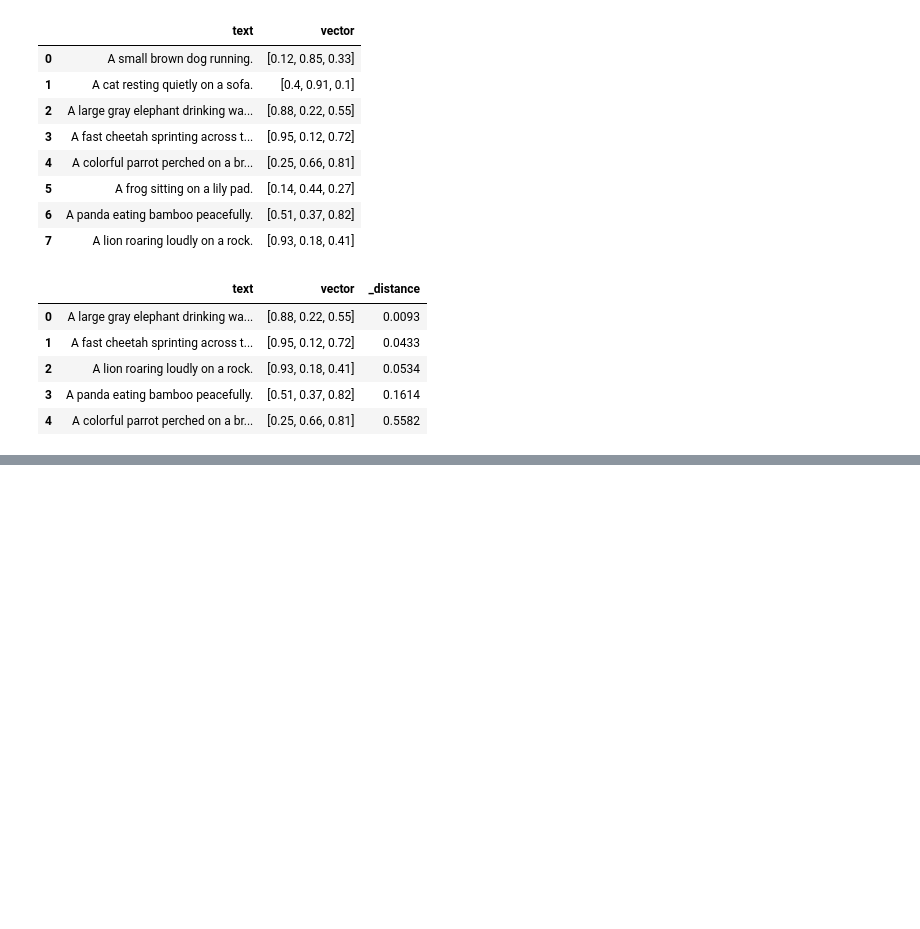
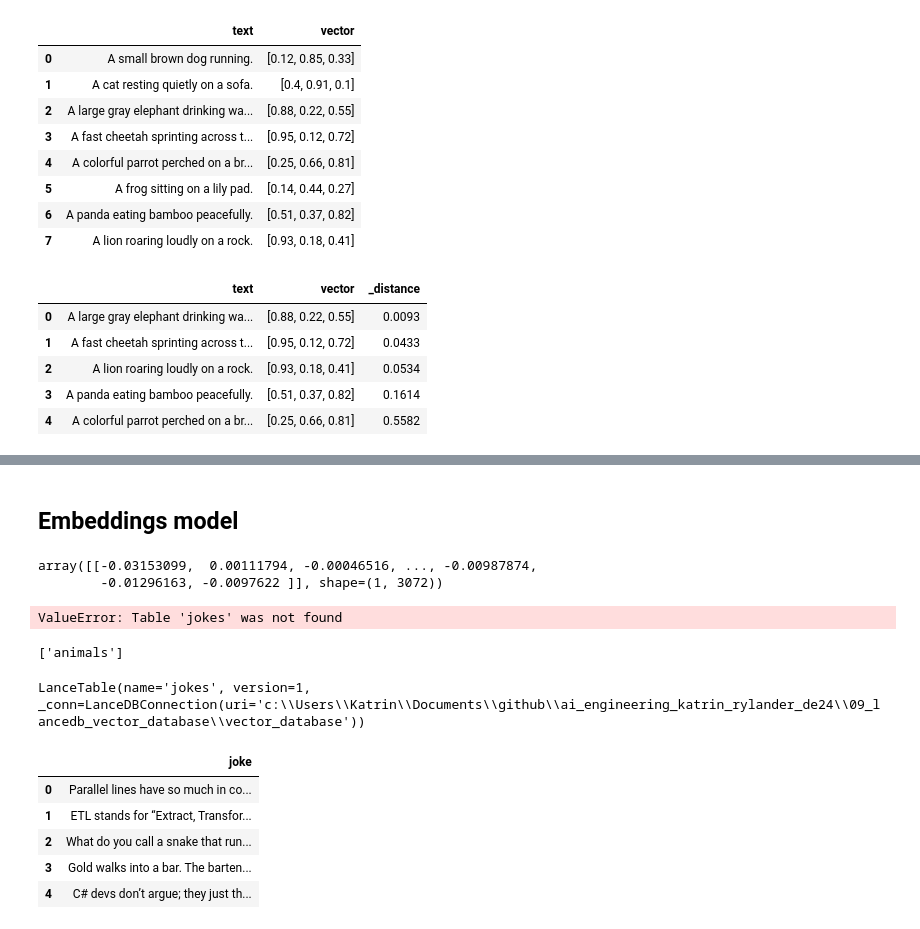
Before and after one commit to katryl-yh/ai_engineering_katrin_rylander_de24, a Jupyter notebook: 09_lancedb_vector_database/lancedb_explorations.ipynb, the cells around one changed output, grey strips where cells are left out. Drawn from its saved outputs; the diff is of its cells as text; code cells hidden in the pictures; blank space fills up the shorter version.

Commit message:
explore embeddings

```diff
--- a/09_lancedb_vector_database/lancedb_explorations.ipynb
+++ b/09_lancedb_vector_database/lancedb_explorations.ipynb
@@ -141,0 +149,46 @@ vector_db["animals"].search(query_vector).limit(5).to_pandas()
+# %% [markdown]
+## Embeddings model
+# %%
+from lancedb.embeddings import get_registry
+import numpy as np
+
+embedding_model = get_registry().get("gemini-text").create(name = "gemini-embedding-001")
+test_embedding = np.array(embedding_model.compute_query_embeddings("hej på dig"))
+test_embedding # based on this, we know that the model embedds vectors with dim 3072
+# %% [output]
+array([[-0.03153099,  0.00111794, -0.00046516, ..., -0.00987874,
+        -0.01296163, -0.0097622 ]], shape=(1, 3072))
+# %%
+vector_db.drop_table("jokes")
+# %% [output]
+ValueError: Table 'jokes' was not found
+# %%
+vector_db.table_names()
+# %% [output]
+['animals']
+# %%
+from lancedb.pydantic import LanceModel, Vector
+
+class JokeModel(LanceModel):
+    joke: str = embedding_model.SourceField() # joke becomes our source column
+    vector: Vector(3072) = embedding_model.VectorField() # target vector column
+
+vector_db.create_table("jokes", schema=JokeModel,exist_ok=True)
+vector_db["jokes"]
+# %% [output]
+LanceTable(name='jokes', version=1, _conn=LanceDBConnection(uri='c:\\Users\\Katrin\\Documents\\github\\ai_engineering_katrin_rylander_de24\\09_lancedb_vector_database\\vector_database'))
+# %%
+import pandas as pd
+
+with open("jokes.json", encoding="utf-8") as file:
+    jokes_data = json.loads(file.read())
+
+df_jokes = pd.DataFrame(jokes_data).rename({"jokes":"joke"}, axis=1)
+df_jokes.head()
+# %% [output]
+|  | joke |
+| 0 | Parallel lines have so much in co... |
+| 1 | ETL stands for “Extract, Transfor... |
+| 2 | What do you call a snake that run... |
+| 3 | Gold walks into a bar. The barten... |
+| 4 | C# devs don’t argue; they just th... |
```
Also changed, not shown: parts of 6 cells of this notebook, 2 other files.
